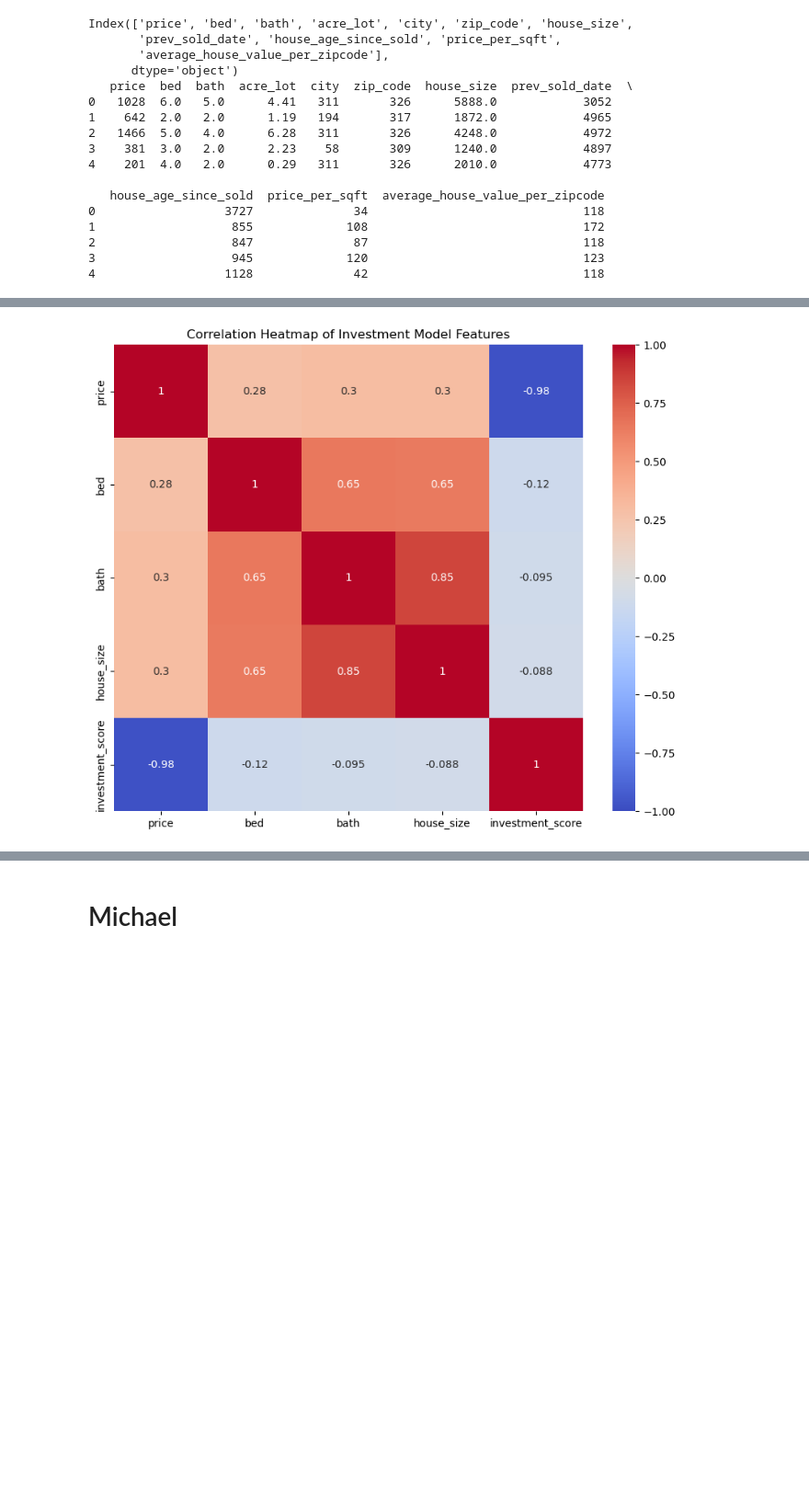
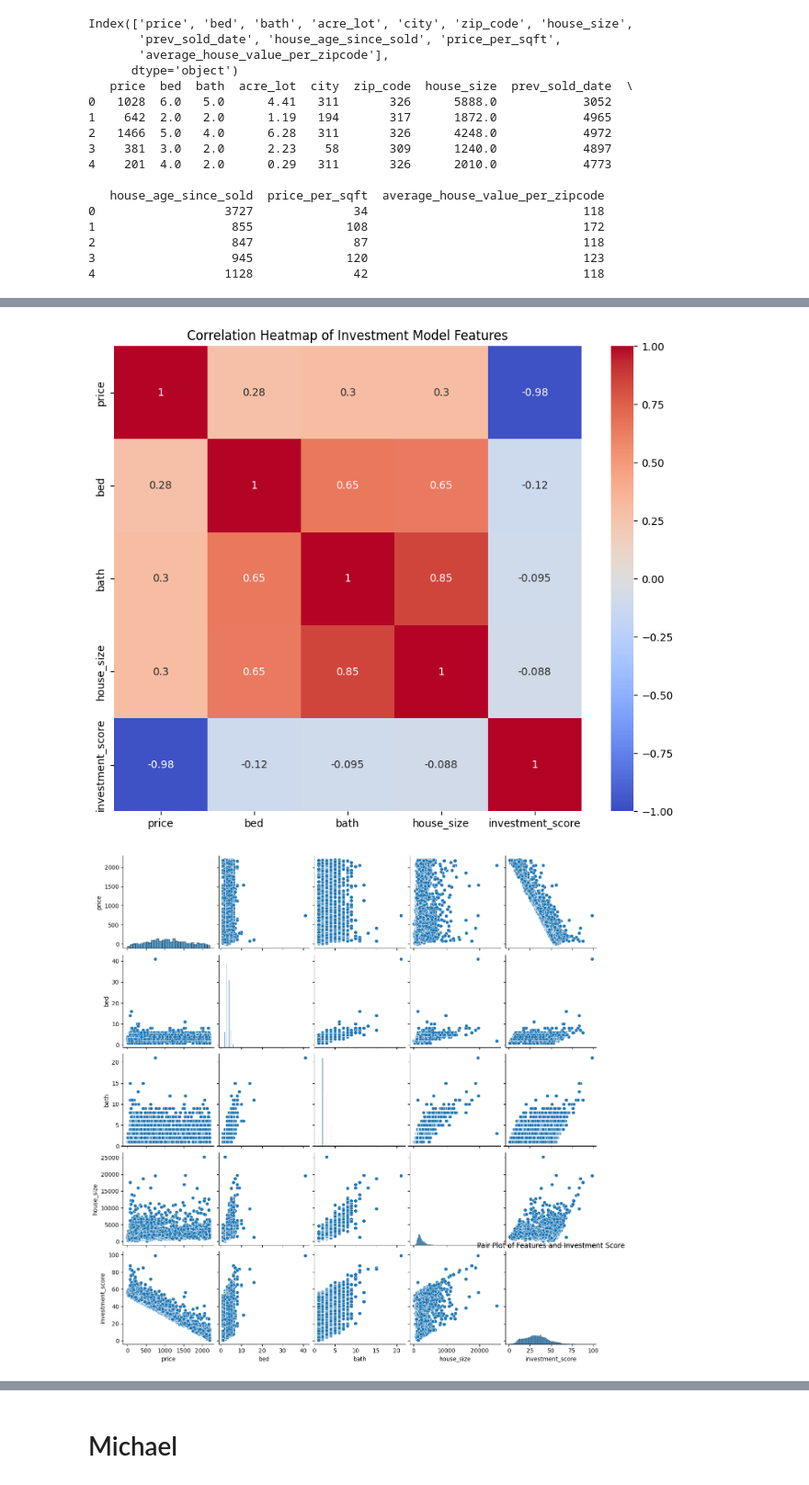
Before and after one commit to MichaelSheveland/Project-2-Group-3, a Jupyter notebook: Project 2.ipynb, the cells around one changed output, grey strips where cells are left out. Shown at 92% size. Saved outputs shown, nothing was run; the diff lists cells and outputs as text; code cells hidden in the pictures; blank space fills up the shorter version.

```diff
--- a/Project 2.ipynb
+++ b/Project 2.ipynb
@@ -744,30 +744,44 @@ upper_bound = Q3 + 1.5 * IQR
 outliers = transform_data_df[(transform_data_df['investment_score'] < lower_bound) | (transform_data_df['investment_score'] > upper_bound)]
 print("\nNumber of outliers:", len(outliers))
 print("\nOutliers:")
 # Create a correlation matrix
 correlation_matrix = transform_data_df[['price', 'bed', 'bath', 'house_size', 'investment_score']].corr()
 
 # Create a heatmap
 plt.figure(figsize=(10, 8))
 sns.heatmap(correlation_matrix, annot=True, cmap='coolwarm', vmin=-1, vmax=1, center=0)
 plt.title('Correlation Heatmap of Investment Model Features')
 plt.show()
+
+# Distribution Plots so we can see multiple visualizations of the data
+sns.pairplot(transform_data_df[features + ['investment_score']])
+plt.title('Pair Plot of Features and Investment Score')
+plt.show()
+
+# A chart that displays the frequency of our different scores
+plt.figure(figsize=(10, 6))
+sns.histplot(transform_data_df['investment_score'], bins=30, kde=True)
+plt.title('Distribution of Investment Scores')
+plt.xlabel('Investment Score')
+plt.ylabel('Frequency')
+plt.show()
 # %% [output]
 Top 10 properties by investment score:
        price   bed  bath  house_size  investment_score
 7544     741  41.0  21.0     19567.0         99.000000
 5502      76   6.0  11.0     17612.0         87.761218
 7813     417   7.0  15.0     18769.0         85.073869
 7826      79  14.0  15.0      9790.0         83.611854
 8068     284   9.0  13.0     16001.0         83.456676
 12670    125   8.0  11.0     13977.0         82.201776
 8265     171   7.0  11.0     13692.0         80.201882
 8268     144   6.0  10.0     12096.0         77.207768
 7683     103   6.0   8.0     12234.0         76.613327
 8317     103   6.0   9.0     11185.0         76.000970
 ... (11 lines left out)
 
 Number of outliers: 16
 
 Outliers:
 [figure]
+[figure, added]
```
Also changed, not shown: parts of 1 cell of this notebook.
